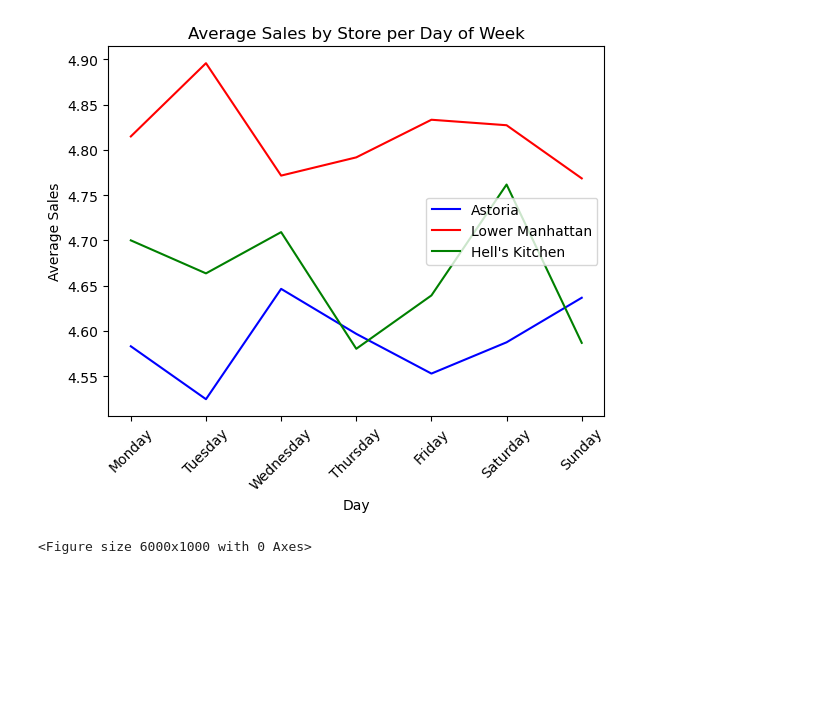
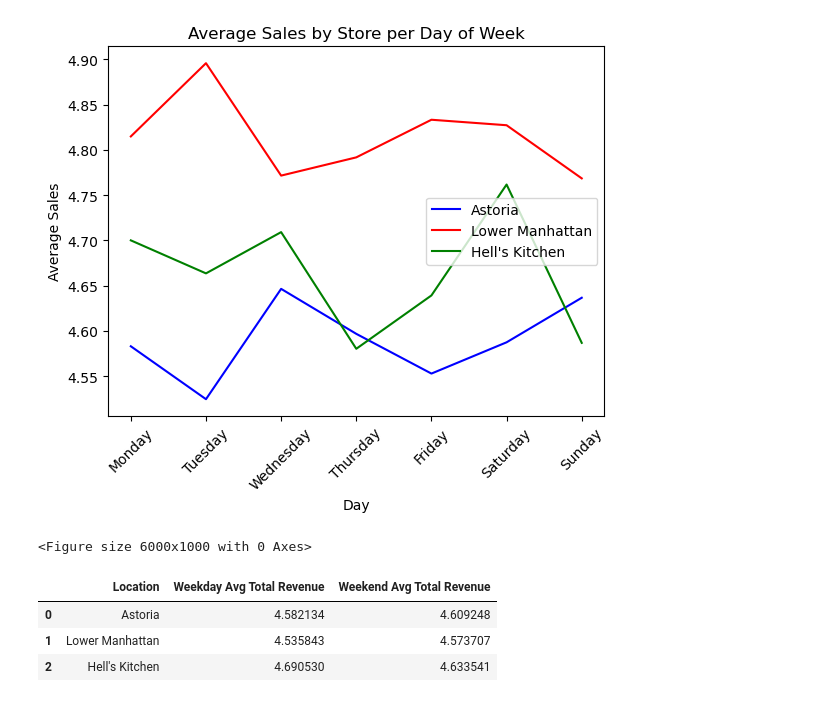
Before and after one commit to cedetraz96/Coffee_Crew, a Jupyter notebook: CoffeeShopAnalysis.ipynb, the cells around one changed output. Cells and saved outputs as stored; diff of their text form; code cells hidden in the pictures; blank space fills up the shorter version.

Commit message:
location analysis - total revenue and growth

```diff
--- a/CoffeeShopAnalysis.ipynb
+++ b/CoffeeShopAnalysis.ipynb
@@ -170,6 +172,13 @@ def sum_totalsales(df):
 #create a custom function to calculate average sales
 def avg_totalsales(df):
     return df['totalsales'].mean()
+
+#Create a custom function to categorize weekdays and weekends
+def categorize_day(day):
+    if day in [0,6]:
+        return "Weekend"
+    else:
+        return "Weekday"
 # %%
 #Create a dataframe for each store's total sales using the custom function by month
 store1_totalsales = store1_df.groupby('month').apply(sum_totalsales)
@@ -243,3 +251,44 @@ plt.figure(figsize=(60,10))
 <Figure size 6000x1000 with 0 Axes>
 [figure]
 <Figure size 6000x1000 with 0 Axes>
+# %%
+#total revenue by store weekend vs weekday
+
+store1_df['Day Category'] = store1_df['dayofweek'].apply(categorize_day)
+store2_df['Day Category']= store2_df['dayofweek'].apply(categorize_day)
+store3_df['Day Category'] = store3_df['dayofweek'].apply(categorize_day)
+
+
+#calculate number of weekdays and weekend days
+weekday_count = (store1_df['Day Category'] == 'Weekday').sum()
+weekend_count = (store1_df['Day Category'] == 'Weekend').sum()
+
+
+#groupby day category and calculate total revenue by store for weekends and weekdays
+store1_daycategory_avgsales = store1_df.groupby('Day Category').apply(sum_totalsales)
+store2_daycategory_avgsales = store2_df.groupby('Day Category').apply(sum_totalsales)
+store3_daycategory_avgsales = store3_df.groupby('Day Category').apply(sum_totalsales)
+
+#calculate weekday averages
+store1_weekday_avg_total_revenue = store1_daycategory_avgsales['Weekday'] / weekday_count
+store2_weekday_avg_total_revenue = store2_daycategory_avgsales['Weekday'] / weekday_count
+store3_weekday_avg_total_revenue = store3_daycategory_avgsales['Weekday'] / weekday_count
+
+#calculate weekend averages
+store1_weekend_avg_total_revenue = store1_daycategory_avgsales['Weekend'] / weekend_count
+store2_weekend_avg_total_revenue = store2_daycategory_avgsales['Weekend'] / weekend_count
+store3_weekend_avg_total_revenue = store3_daycategory_avgsales['Weekend'] / weekend_count
+
+#create dataframe
+day_category_total_revenues_by_location = {
+    'Location': ['Astoria', 'Lower Manhattan', "Hell's Kitchen"],
+    'Weekday Avg Total Revenue': [store1_weekday_avg_total_revenue, store2_weekday_avg_total_revenue, store3_weekday_avg_total_revenue],
+    'Weekend Avg Total Revenue': [store1_weekend_avg_total_revenue, store2_weekend_avg_total_revenue, store3_weekend_avg_total_revenue]
+}
+day_category_total_revenues_by_location_df = pd.DataFrame(day_category_total_revenues_by_location)
+day_category_total_revenues_by_location_df
+# %% [output]
+|  | Location | Weekday Avg Total Revenue | Weekend Avg Total Revenue |
+| 0 | Astoria | 4.582134 | 4.609248 |
+| 1 | Lower Manhattan | 4.535843 | 4.573707 |
+| 2 | Hell's Kitchen | 4.690530 | 4.633541 |
```
Also changed, not shown: parts of 37 cells of this notebook.
